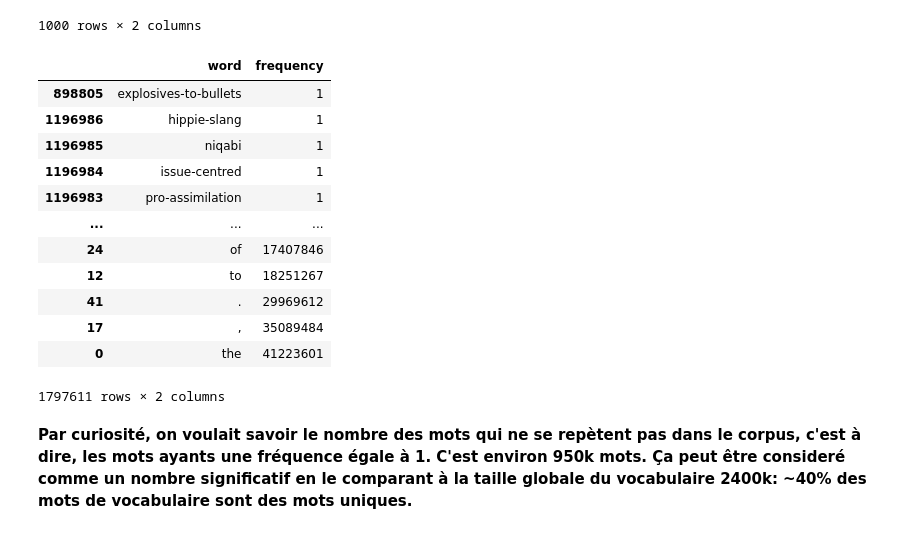
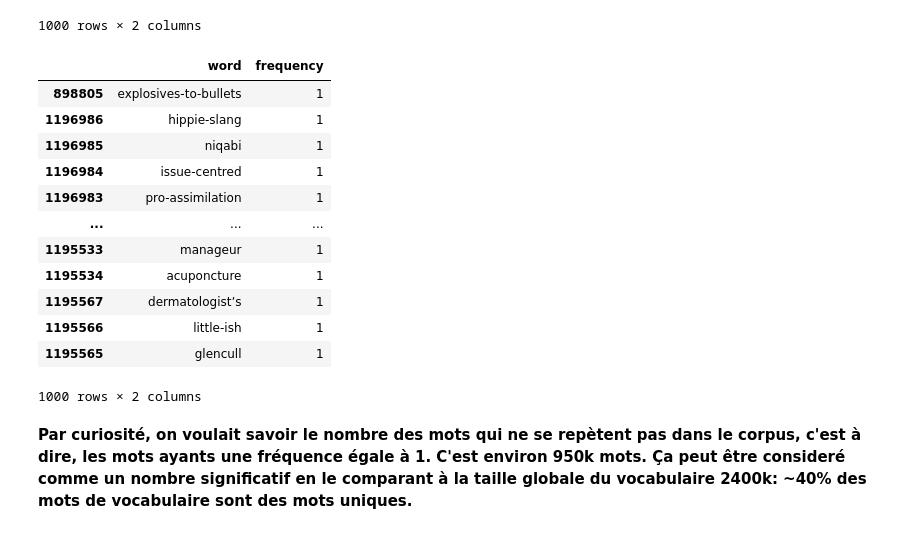
Before and after one commit to KacemKhaled/IFT6285-NLP, a Jupyter notebook: TP1/TP1.ipynb, the cells around one changed output. Saved outputs shown, nothing was run; the diff lists cells and outputs as text; code cells hidden in the pictures.

```diff
--- a/TP1/TP1.ipynb
+++ b/TP1/TP1.ipynb
@@ -595,24 +595,24 @@ df_top_1000
 1000 rows × 2 columns
 # %%
 #freq less 1000
-df_less_100 = df_final.sort_values(by=['frequency'], ascending= True)
-df_less_100.head(1000).to_csv('outputs/freq-less1000.txt',  sep=' ', line_terminator = ' ', header = False, columns =['word'], index = False)
+df_less_100 = df_final.sort_values(by=['frequency'], ascending= True).head(1000)
+df_less_100.to_csv('outputs/freq-less1000.txt',  sep=' ', line_terminator = ' ', header = False, columns =['word'], index = False)
 # visualize the result
 df_less_100
 # %% [output]
 |  | word | frequency |
 | 898805 | explosives-to-bullets | 1 |
 | 1196986 | hippie-slang | 1 |
 | 1196985 | niqabi | 1 |
 | 1196984 | issue-centred | 1 |
 | 1196983 | pro-assimilation | 1 |
 | ... | ... | ... |
-| 24 | of | 17407846 |
-| 12 | to | 18251267 |
-| 41 | . | 29969612 |
-| 17 | , | 35089484 |
-| 0 | the | 41223601 |
+| 1195533 | manageur | 1 |
+| 1195534 | acuponcture | 1 |
+| 1195567 | dermatologistʼs | 1 |
+| 1195566 | little-ish | 1 |
+| 1195565 | glencull | 1 |
-1797611 rows × 2 columns
+1000 rows × 2 columns
 # %% [markdown]
 **Par curiosité, on voulait savoir le nombre des mots qui ne se repètent pas dans le corpus, c'est à dire, les mots ayants une fréquence égale à 1. C'est environ 950k mots. Ça peut être consideré comme un nombre significatif en le comparant à la taille globale du vocabulaire 2400k: ~40% des mots de vocabulaire sont des mots uniques.**
 # %%
```
Also changed, not shown: parts of 1 cell of this notebook, 4 other files.
